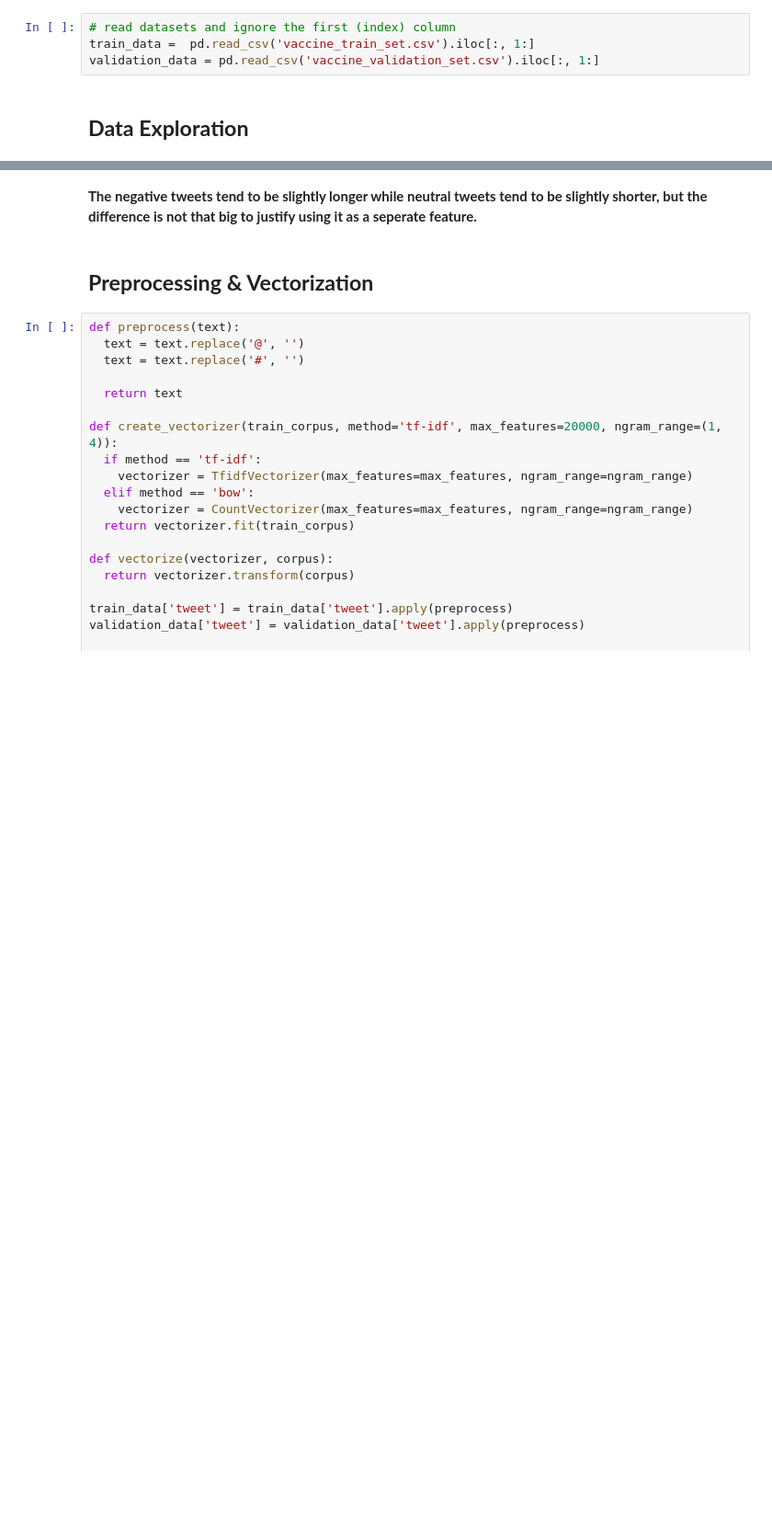
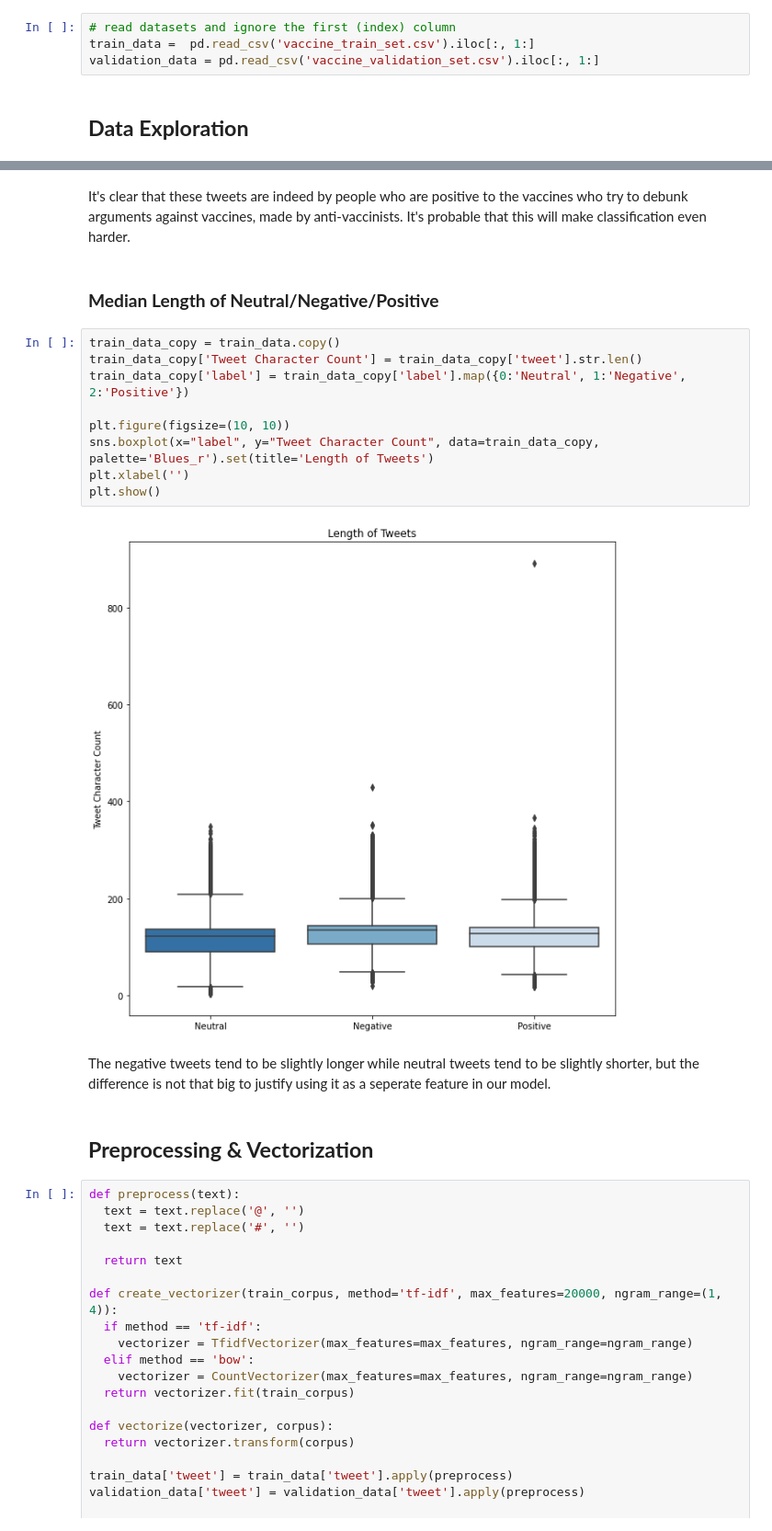
Before and after one commit to d-maniatakos/covid19-vaccine-sentiment-analysis, a Jupyter notebook: vaccine_sentiment_classifier.ipynb, the cells around one changed output, grey strips where cells are left out. Shown at 92% size. Drawn from its saved outputs; the diff is of its cells as text; blank space fills up the shorter version.

```diff
--- a/vaccine_sentiment_classifier.ipynb
+++ b/vaccine_sentiment_classifier.ipynb
@@ -96,5 +110,20 @@ Median Positive Tweets Length: 128
+# %% [markdown]
+It's clear that these tweets are indeed by people who are positive to the vaccines who try to debunk arguments against vaccines, made by anti-vaccinists. It's probable that this will make classification even harder.
+# %% [markdown]
+### **Median Length of Neutral/Negative/Positive**
+# %%
+train_data_copy = train_data.copy()
+train_data_copy['Tweet Character Count'] = train_data_copy['tweet'].str.len()
+train_data_copy['label'] = train_data_copy['label'].map({0:'Neutral', 1:'Negative', 2:'Positive'})
+
+plt.figure(figsize=(10, 10))
+sns.boxplot(x="label", y="Tweet Character Count", data=train_data_copy, palette='Blues_r').set(title='Length of Tweets')
+plt.xlabel('')
+plt.show()
+# %% [output]
+[figure, added]
 # %% [markdown]
-**The negative tweets tend to be slightly longer while neutral tweets tend to be slightly shorter, but the difference is not that big to justify using it as a seperate feature.**
+The negative tweets tend to be slightly longer while neutral tweets tend to be slightly shorter, but the difference is not that big to justify using it as a seperate feature in our model.
 # %% [markdown]
 ## **Preprocessing & Vectorization**
 # %%
```
Also changed, not shown: parts of 18 cells of this notebook.
